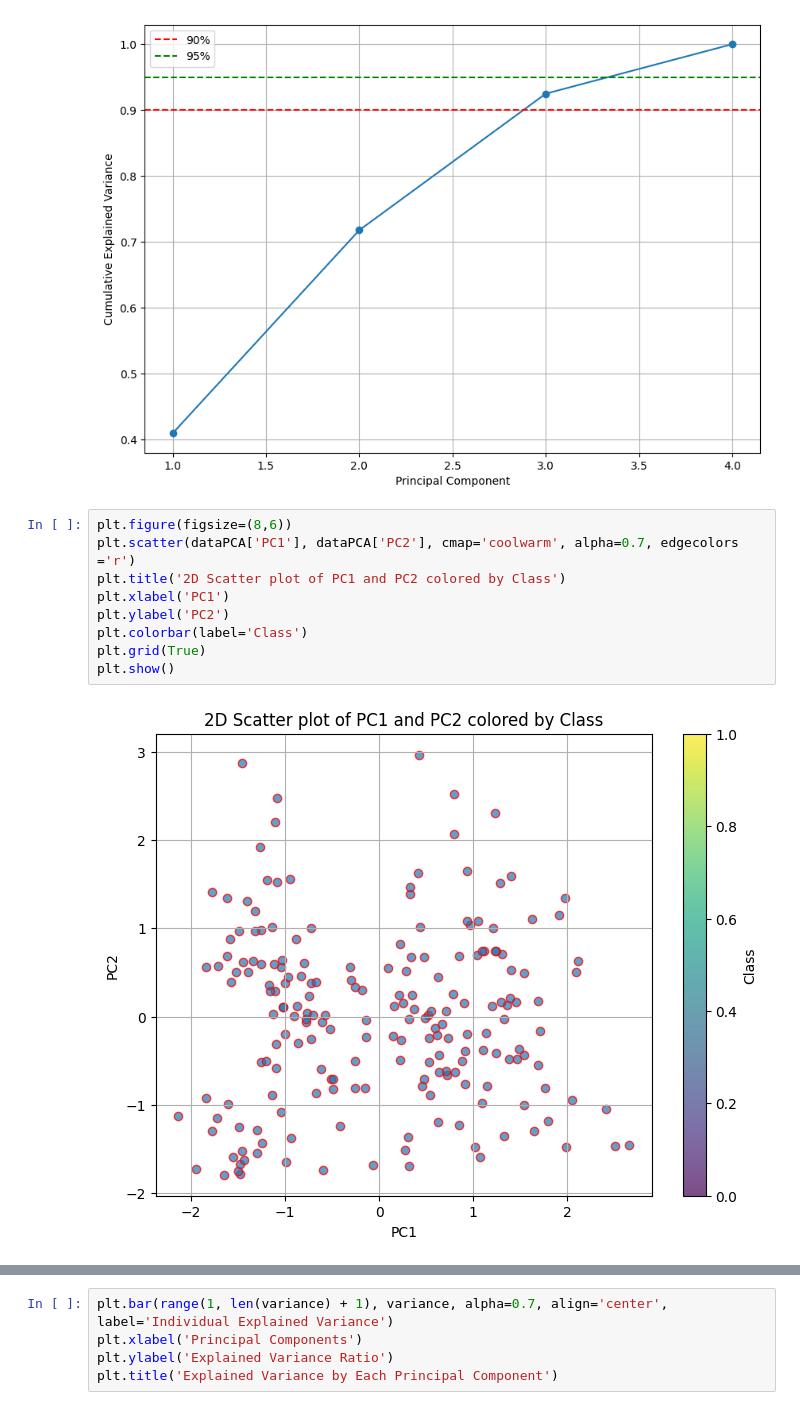
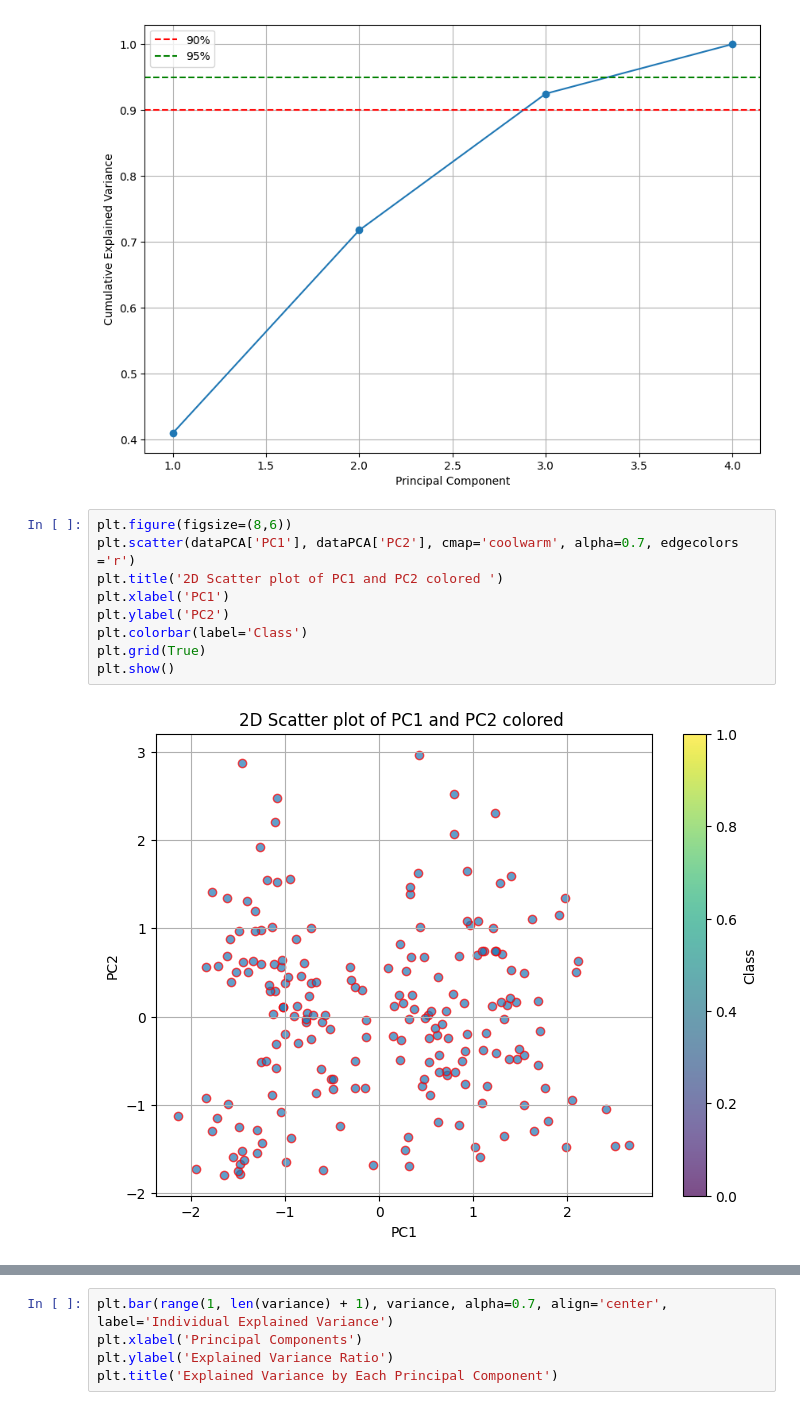
Before and after one commit to hamza-alkaabneh/project, a Jupyter notebook: project2_(2).ipynb, the cells around one changed output, grey strips where cells are left out. Drawn from its saved outputs; the diff is of its cells as text.

```diff
--- a/project2_(2).ipynb
+++ b/project2_(2).ipynb
@@ -271,13 +271,13 @@ plt.show()
 # %%
 plt.figure(figsize=(8,6))
 plt.scatter(dataPCA['PC1'], dataPCA['PC2'], cmap='coolwarm', alpha=0.7, edgecolors ='r')
-plt.title('2D Scatter plot of PC1 and PC2 colored by Class')
+plt.title('2D Scatter plot of PC1 and PC2 colored ')
 plt.xlabel('PC1')
 plt.ylabel('PC2')
 plt.colorbar(label='Class')
 plt.grid(True)
 plt.show()
 # %% [output]
-[figure, old version]
+[figure, new version]
 # %%
 from sklearn.manifold import TSNE
```
Also changed, not shown: parts of 16 cells of this notebook.
